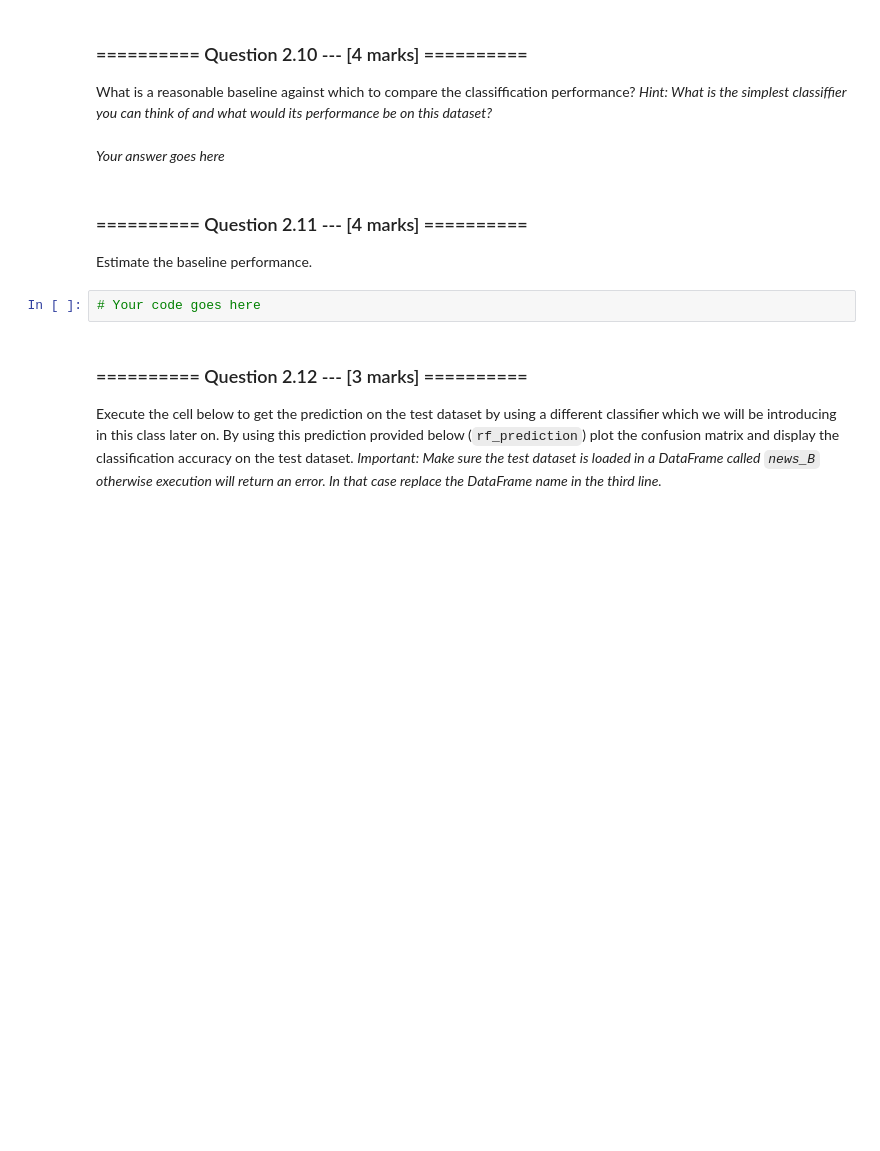
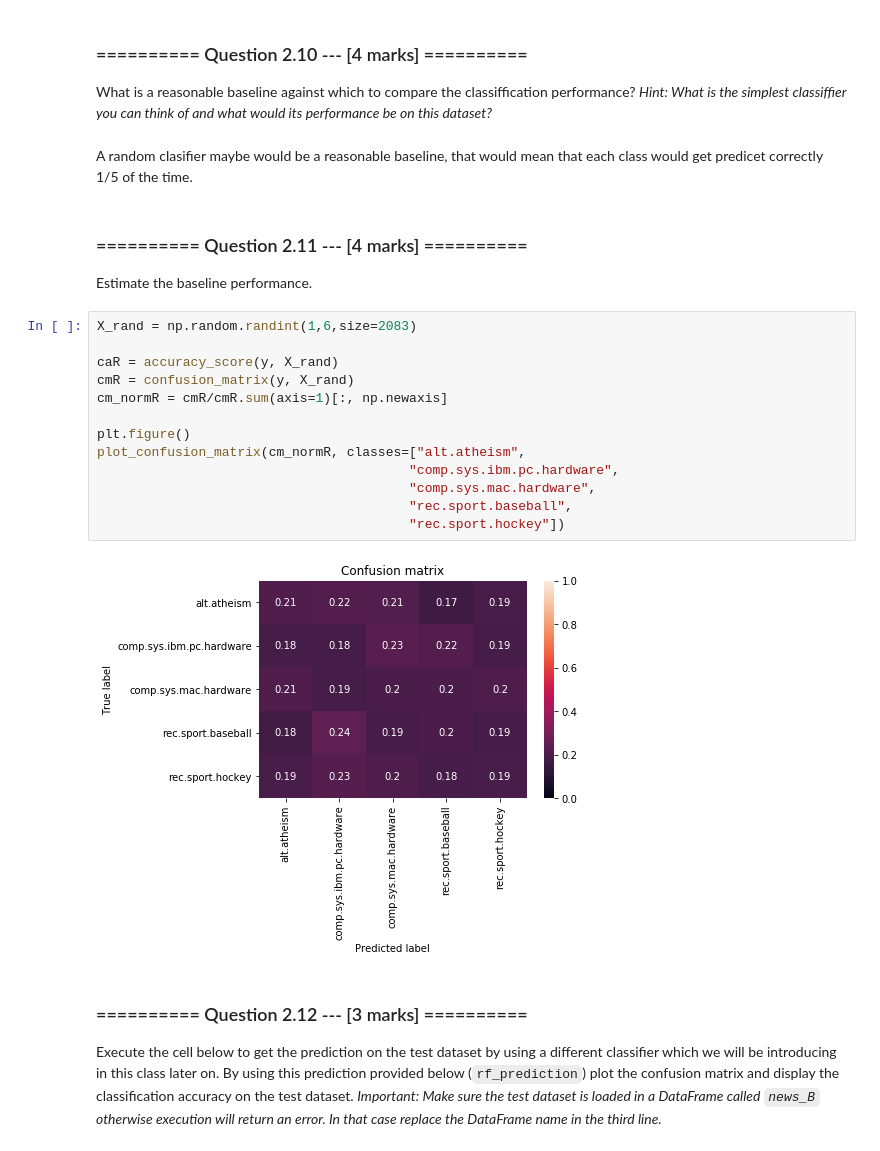
Before and after one commit to teodor2312/iaml2017, a Jupyter notebook: 03_Assignment_1.ipynb, the cells around one changed output. Cells and saved outputs as stored; diff of their text form; blank space fills up the shorter version.

```diff
--- a/03_Assignment_1.ipynb
+++ b/03_Assignment_1.ipynb
@@ -391,14 +397,27 @@ Comment on the results from the previous question. Do you think this is an accep
 # %% [markdown]
 ### ========== Question 2.10 --- [4 marks] ==========
 What is a reasonable baseline against which to compare the classiffication performance? *Hint: What is the simplest classiffier you can think of and what would its performance be on this dataset?*
-# %% [markdown]
-*Your answer goes here*
+# %% [markdown]
+A random clasifier maybe would be a reasonable baseline, that would mean that each class would get predicet correctly 1/5 of the time.
 # %% [markdown]
 ### ========== Question 2.11 --- [4 marks] ==========
 
 Estimate the baseline performance.
-# %%
-# Your code goes here
+# %%
+X_rand = np.random.randint(1,6,size=2083)
+
+caR = accuracy_score(y, X_rand)
+cmR = confusion_matrix(y, X_rand)
+cm_normR = cmR/cmR.sum(axis=1)[:, np.newaxis]
+
+plt.figure()
+plot_confusion_matrix(cm_normR, classes=["alt.atheism",
+                                        "comp.sys.ibm.pc.hardware",
+                                        "comp.sys.mac.hardware",
+                                        "rec.sport.baseball",
+                                        "rec.sport.hockey"])
+# %% [output]
+[figure, added]
 # %% [markdown]
 ### ========== Question 2.12 --- [3 marks] ==========
 
```
Also changed, not shown: parts of 18 cells of this notebook, 2 other files.
